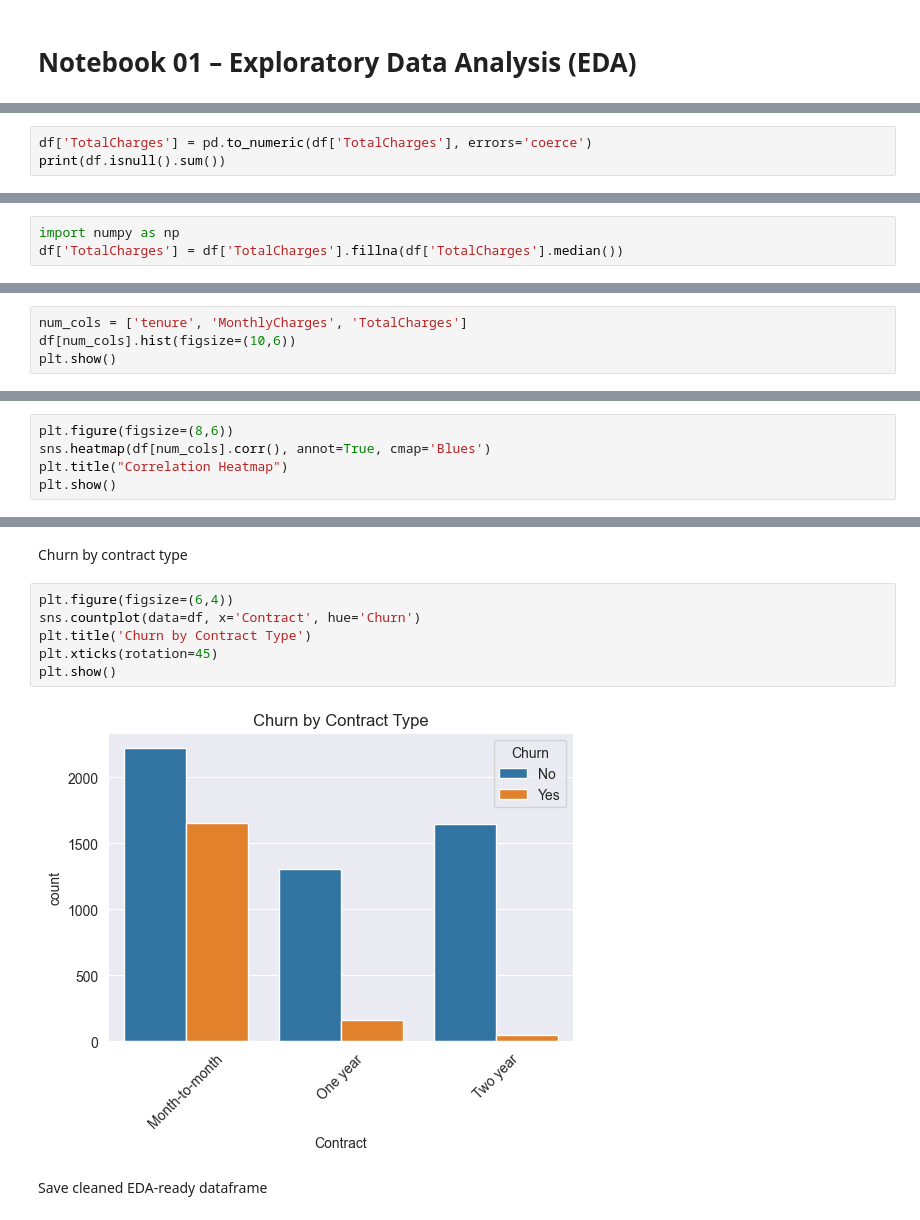
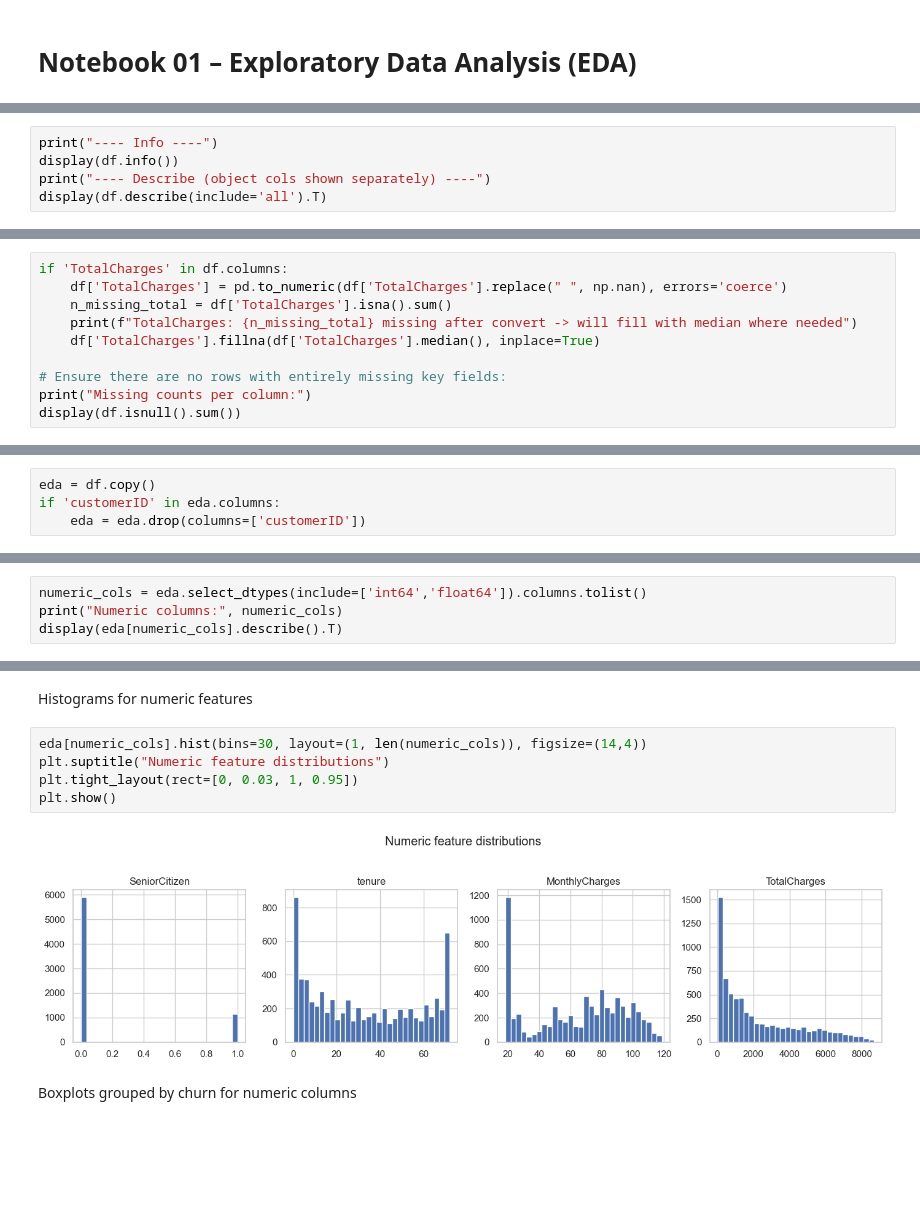
Before and after one commit to Sahan1644/ML-Churn, a Jupyter notebook: notebooks/01 Exploratory Data Analysis.ipynb, the cells around one changed output, grey strips where cells are left out. Saved outputs shown, nothing was run; the diff lists cells and outputs as text; blank space fills up the shorter version.

```diff
--- a/notebooks/01 Exploratory Data Analysis.ipynb
+++ b/notebooks/01 Exploratory Data Analysis.ipynb
@@ -60,4 +31,6 @@ Convert TotalCharges to numeric
 # %%
-df['TotalCharges'] = pd.to_numeric(df['TotalCharges'], errors='coerce')
-print(df.isnull().sum())
+print("---- Info ----")
+display(df.info())
+print("---- Describe (object cols shown separately) ----")
+display(df.describe(include='all').T)
 # %% [output]
@@ -83,3 +75,10 @@ Fill missing TotalCharges
 # %%
-import numpy as np
-df['TotalCharges'] = df['TotalCharges'].fillna(df['TotalCharges'].median())
+if 'TotalCharges' in df.columns:
+    df['TotalCharges'] = pd.to_numeric(df['TotalCharges'].replace(" ", np.nan), errors='coerce')
+    n_missing_total = df['TotalCharges'].isna().sum()
+    print(f"TotalCharges: {n_missing_total} missing after convert -> will fill with median where needed")
+    df['TotalCharges'].fillna(df['TotalCharges'].median(), inplace=True)
+
+# Ensure there are no rows with entirely missing key fields:
+print("Missing counts per column:")
+display(df.isnull().sum())
@@ -97,4 +137,4 @@ Visualize numerical distributions
 # %%
-num_cols = ['tenure', 'MonthlyCharges', 'TotalCharges']
-df[num_cols].hist(figsize=(10,6))
-plt.show()
+eda = df.copy()
+if 'customerID' in eda.columns:
+    eda = eda.drop(columns=['customerID'])
@@ -105,6 +143,5 @@ Correlation heatmap
 # %%
-plt.figure(figsize=(8,6))
-sns.heatmap(df[num_cols].corr(), annot=True, cmap='Blues')
-plt.title("Correlation Heatmap")
-plt.show()
+numeric_cols = eda.select_dtypes(include=['int64','float64']).columns.tolist()
+print("Numeric columns:", numeric_cols)
+display(eda[numeric_cols].describe().T)
 # %% [output]
@@ -112,13 +154,12 @@ plt.show()
 # %% [markdown]
-Churn by contract type
+Histograms for numeric features
 # %%
-plt.figure(figsize=(6,4))
-sns.countplot(data=df, x='Contract', hue='Churn')
-plt.title('Churn by Contract Type')
-plt.xticks(rotation=45)
+eda[numeric_cols].hist(bins=30, layout=(1, len(numeric_cols)), figsize=(14,4))
+plt.suptitle("Numeric feature distributions")
+plt.tight_layout(rect=[0, 0.03, 1, 0.95])
 plt.show()
 # %% [output]
-[figure, old version]
+[figure, new version]
 # %% [markdown]
-Save cleaned EDA-ready dataframe
+Boxplots grouped by churn for numeric columns
 # %%
```
Also changed, not shown: parts of 20 cells of this notebook.
